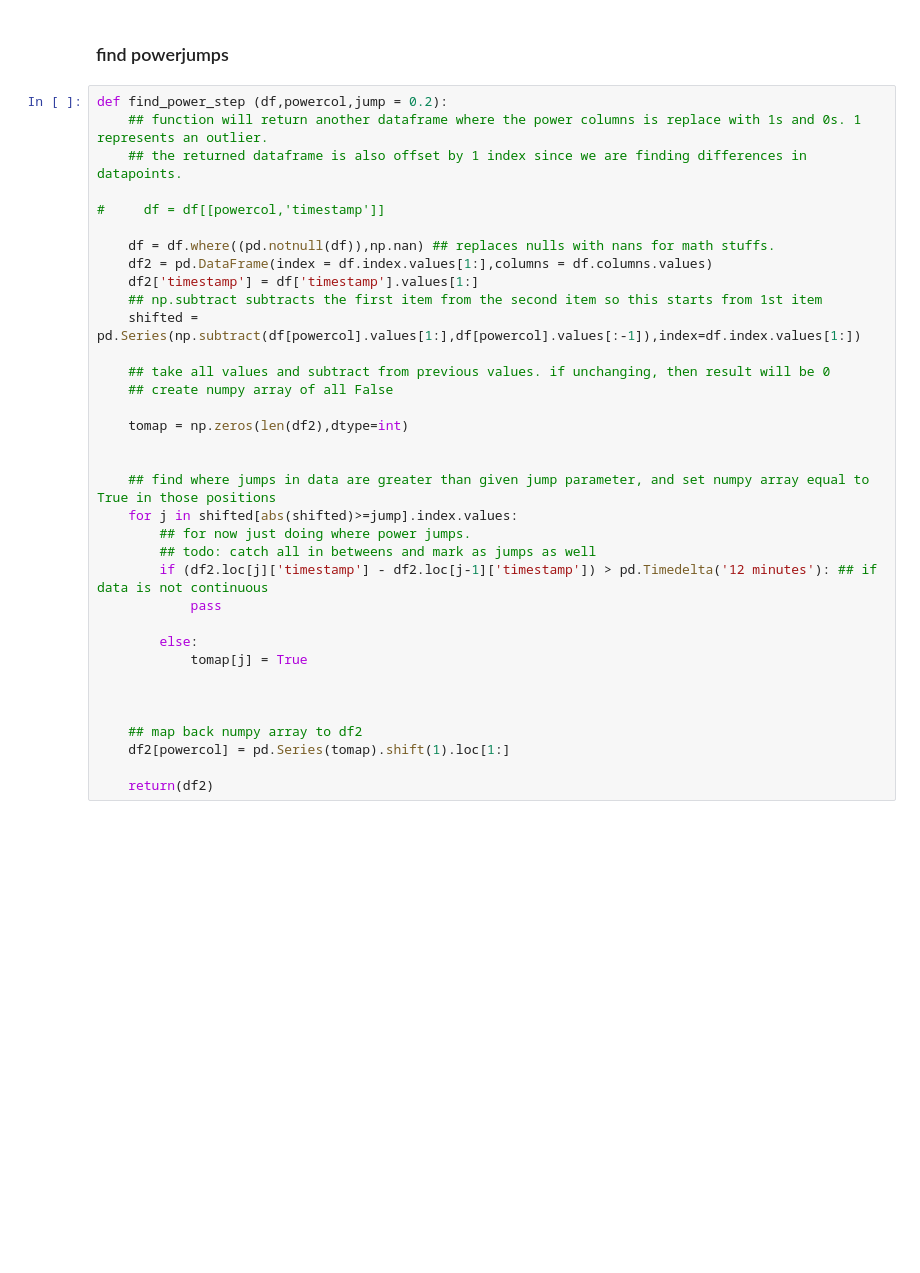
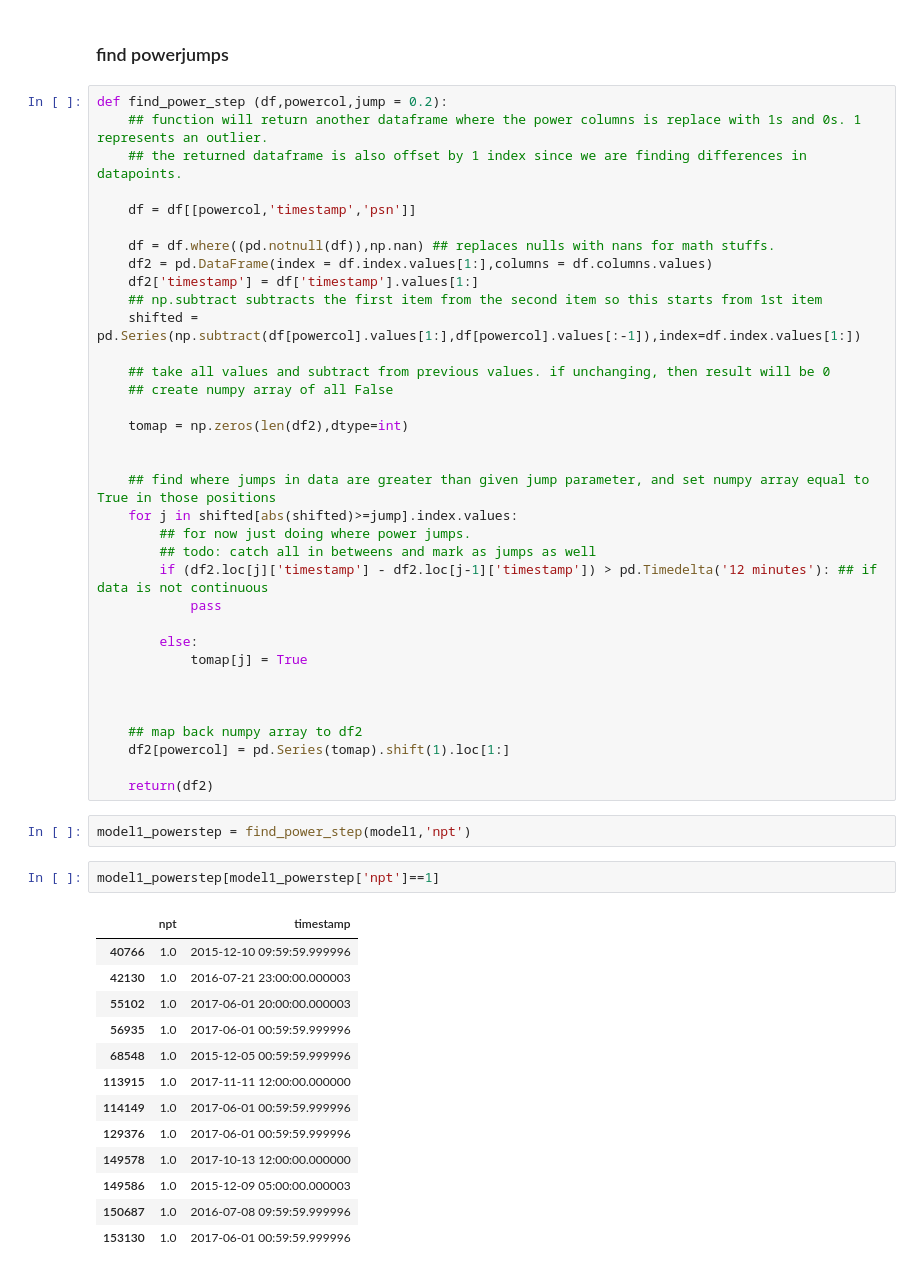
Before and after one commit to j-goldsmith/TurbineTimeSeries.EDA, a Jupyter notebook: eda/outliers_functions.ipynb, the cells around one changed output. Cells and saved outputs as stored; diff of their text form; blank space fills up the shorter version.

```diff
--- a/eda/outliers_functions.ipynb
+++ b/eda/outliers_functions.ipynb
@@ -660,7 +660,7 @@ def find_power_step (df,powercol,jump = 0.2):
     ## function will return another dataframe where the power columns is replace with 1s and 0s. 1 represents an outlier.
     ## the returned dataframe is also offset by 1 index since we are finding differences in datapoints.
 
-#     df = df[[powercol,'timestamp']]
+    df = df[[powercol,'timestamp','psn']]
 
     df = df.where((pd.notnull(df)),np.nan) ## replaces nulls with nans for math stuffs.
     df2 = pd.DataFrame(index = df.index.values[1:],columns = df.columns.values)
@@ -690,3 +690,21 @@ def find_power_step (df,powercol,jump = 0.2):
     df2[powercol] = pd.Series(tomap).shift(1).loc[1:]
 
     return(df2)
+# %%
+model1_powerstep = find_power_step(model1,'npt')
+# %%
+model1_powerstep[model1_powerstep['npt']==1]
+# %% [output]
+|  | npt | timestamp |
+| 40766 | 1.0 | 2015-12-10 09:59:59.999996 |
+| 42130 | 1.0 | 2016-07-21 23:00:00.000003 |
+| 55102 | 1.0 | 2017-06-01 20:00:00.000003 |
+| 56935 | 1.0 | 2017-06-01 00:59:59.999996 |
+| 68548 | 1.0 | 2015-12-05 00:59:59.999996 |
+| 113915 | 1.0 | 2017-11-11 12:00:00.000000 |
+| 114149 | 1.0 | 2017-06-01 00:59:59.999996 |
+| 129376 | 1.0 | 2017-06-01 00:59:59.999996 |
+| 149578 | 1.0 | 2017-10-13 12:00:00.000000 |
+| 149586 | 1.0 | 2015-12-09 05:00:00.000003 |
+| 150687 | 1.0 | 2016-07-08 09:59:59.999996 |
+| 153130 | 1.0 | 2017-06-01 00:59:59.999996 |
```
Also changed, not shown: parts of 1 cell of this notebook.
